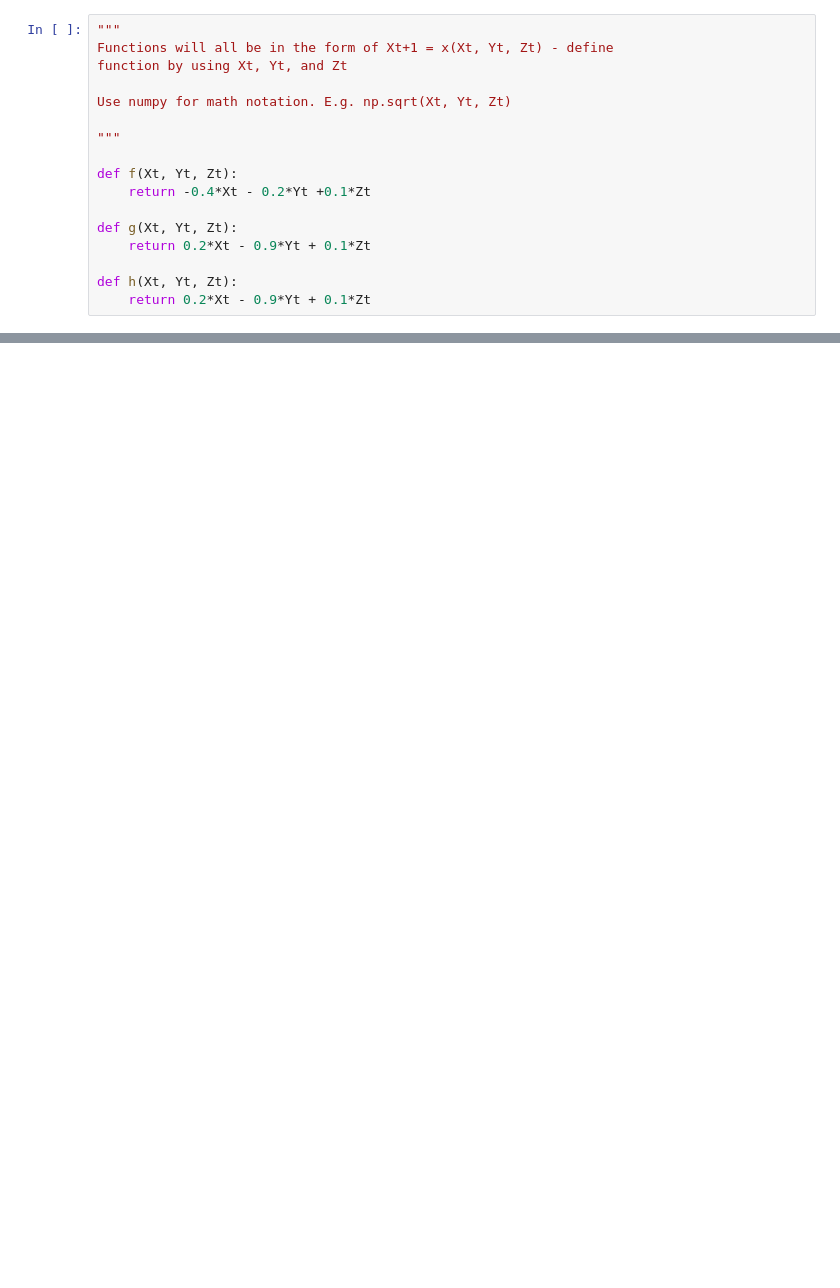
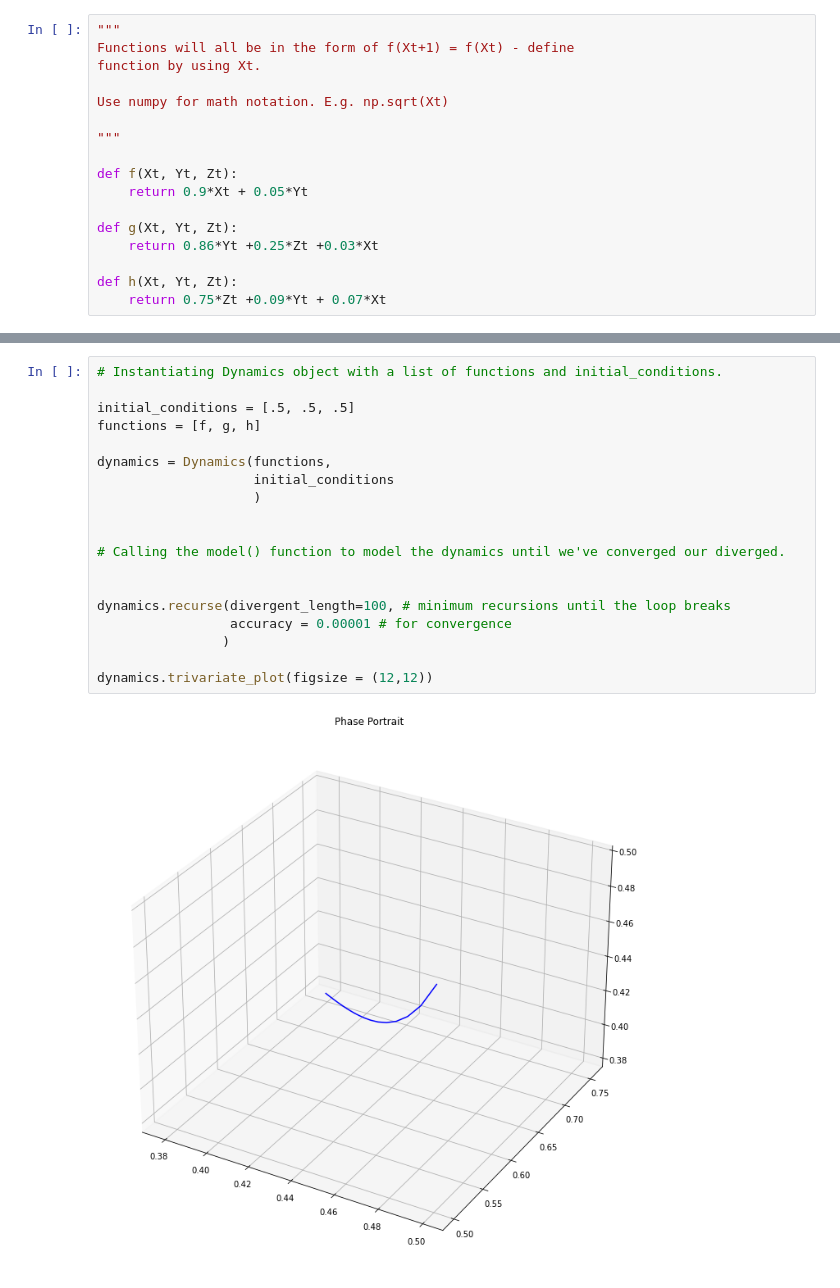
Before and after one commit to gellison321/dynamics, a Jupyter notebook: trivariate_dynamics.ipynb, the cells around one changed output, grey strips where cells are left out. Drawn from its saved outputs; the diff is of its cells as text; blank space fills up the shorter version.

```diff
--- a/trivariate_dynamics.ipynb
+++ b/trivariate_dynamics.ipynb
@@ -3,17 +5,17 @@ from Dynamics import trivariate_dynamics, trivariate_plot
 # %%
 """
-Functions will all be in the form of Xt+1 = x(Xt, Yt, Zt) - define
-function by using Xt, Yt, and Zt
+Functions will all be in the form of f(Xt+1) = f(Xt) - define
+function by using Xt.
 
-Use numpy for math notation. E.g. np.sqrt(Xt, Yt, Zt)
+Use numpy for math notation. E.g. np.sqrt(Xt)
 
 """
 
 def f(Xt, Yt, Zt):
-    return -0.4*Xt - 0.2*Yt +0.1*Zt
+    return 0.9*Xt + 0.05*Yt
 
 def g(Xt, Yt, Zt):
-    return 0.2*Xt - 0.9*Yt + 0.1*Zt
+    return 0.86*Yt +0.25*Zt +0.03*Xt
 
 def h(Xt, Yt, Zt):
-    return 0.2*Xt - 0.9*Yt + 0.1*Zt
+    return 0.75*Zt +0.09*Yt + 0.07*Xt
@@ -42,0 +22,21 @@ trivariate_plot(x_path, y_path, z_path)
+# %%
+# Instantiating Dynamics object with a list of functions and initial_conditions.
+
+initial_conditions = [.5, .5, .5]
+functions = [f, g, h]
+
+dynamics = Dynamics(functions,
+                    initial_conditions
+                    )
+
+
+# Calling the model() function to model the dynamics until we've converged our diverged.
+
+
+dynamics.recurse(divergent_length=100, # minimum recursions until the loop breaks
+                 accuracy = 0.00001 # for convergence
+                )
+
+dynamics.trivariate_plot(figsize = (12,12))
+# %% [output]
+[figure, added]
```
Also changed, not shown: parts of 7 cells of this notebook, 3 other files.
